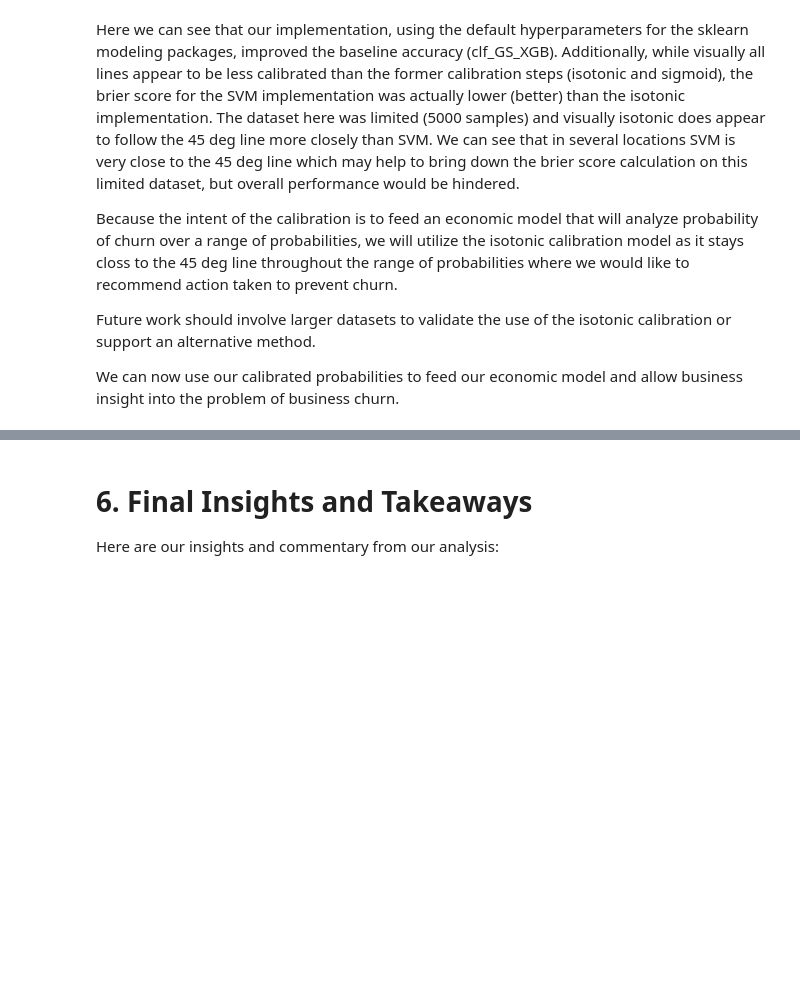
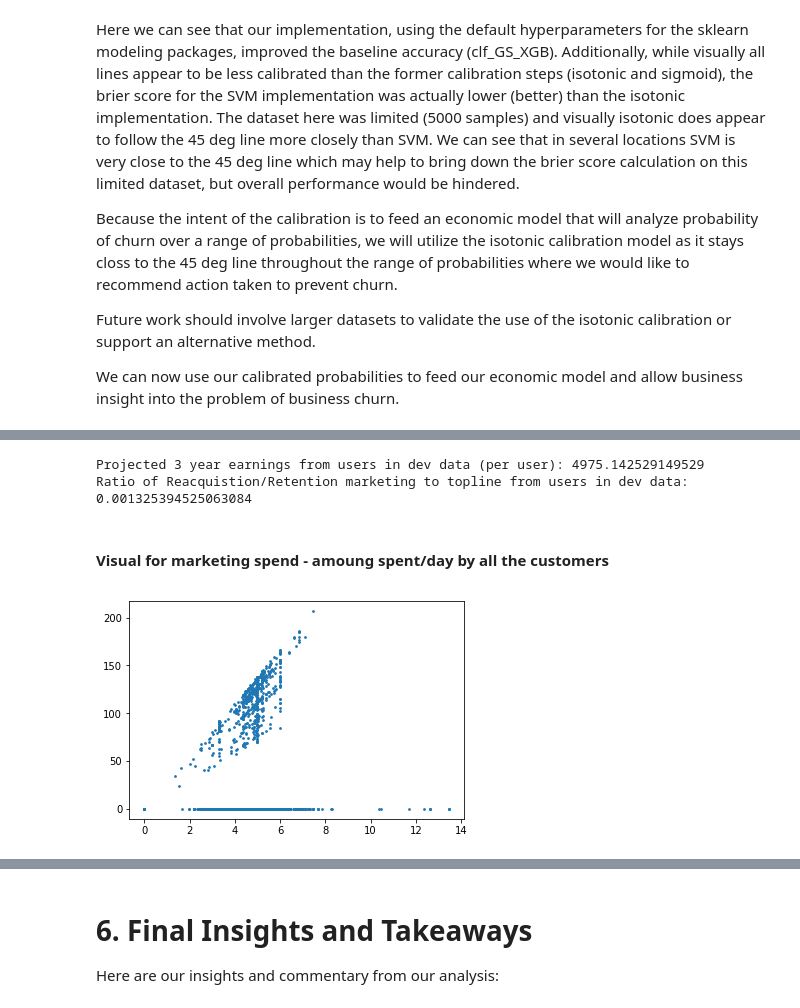
Before and after one commit to ajolson89/W207Fall2018Final, a Jupyter notebook: W207_FinalProj_02MLModels_KennedyKhannaOlson_Final.ipynb, the cells around one changed output, grey strips where cells are left out. Saved outputs shown, nothing was run; the diff lists cells and outputs as text; code cells hidden in the pictures; blank space fills up the shorter version.

```diff
--- a/W207_FinalProj_02MLModels_KennedyKhannaOlson_Final.ipynb
+++ b/W207_FinalProj_02MLModels_KennedyKhannaOlson_Final.ipynb
@@ -740,0 +834,4 @@ TBD
+# %%
+# Starting the marketing data frame
+
+marketing_data = dev_data.copy(deep = True)
@@ -740,0 +869,16 @@ TBD
+# %%
+# Average lifetime value (ALTV) can be represented by spend/day
+# Over 3 years it helps us calculate the cost to acquire the customer (CAC)
+# The business plan allows CAC to be 10% of revenue from the customer
+
+altv = marketing_data['amount_paid_per_day'].mean()
+altv3y = marketing_data['amount_paid_per_day'].mean() * 365 * 3
+cac = .1 * altv3y
+
+print('''
+Average lifetime value of the customer per day: {}
+Average lifetime value of the customer: (3 Years): {}
+Customer acquisition cost: {}
+
+'''.format(altv, altv3y, cac)
+     )
@@ -740,0 +892,17 @@ TBD
+# %%
+# Reacquistion cost (marketing spend to prevent churn):
+# RAC = .75 * CAC * POC * (LTV/OLTV)
+
+print('''
+
+Shape of predictions: {}
+Shape of predictions_prob: {}
+Shape of marketing_data['amount_paid_per_day']: {}
+
+'''.format(predictions_prob[:,1].shape, predictions.shape, marketing_data['amount_paid_per_day'].shape)
+     )
+marketing_data['proposed_spend'] = ( .75 * cac
+                                    * predictions_prob[:,1]
+                                    * predictions
+                                    * (marketing_data['amount_paid_per_day']/oltv)
+                                    )
@@ -740,0 +957,28 @@ TBD
+# %%
+# Validation
+# How does the marketing spend compare to the projected earnings from this sample
+
+# Ratio of marketing(per user) to topline for this sample
+rms = (tpms/len(predictions))/altv3y
+
+print('''
+Projected 3 year earnings from users in dev data (per user): {}
+Ratio of Reacquistion/Retention marketing to topline from users in dev data: {}
+
+'''.format(altv3y, rms)
+     )
+# %% [output]
+Projected 3 year earnings from users in dev data (per user): 4975.142529149529
+Ratio of Reacquistion/Retention marketing to topline from users in dev data: 0.001325394525063084
+# %% [markdown]
+#### Visual for marketing spend - amoung spent/day by all the customers
+# %%
+# Marketing spend - amount spent/day by the users
+# plt.scatter(marketing_data['amount_paid_per_day'], marketing_data['proposed_spend'], s=4,
+           #c=cm.hot(marketing_data['proposed_spend']))
+
+plt.scatter(marketing_data['amount_paid_per_day'], marketing_data['proposed_spend'], s=3)
+
+plt.show()
+# %% [output]
+[figure, added]
```
Also changed, not shown: parts of 39 cells of this notebook, 1 other file.
